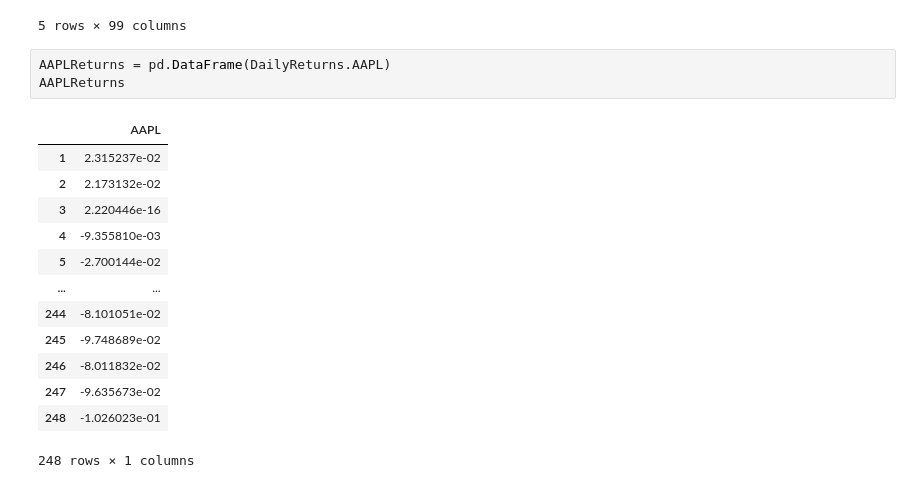
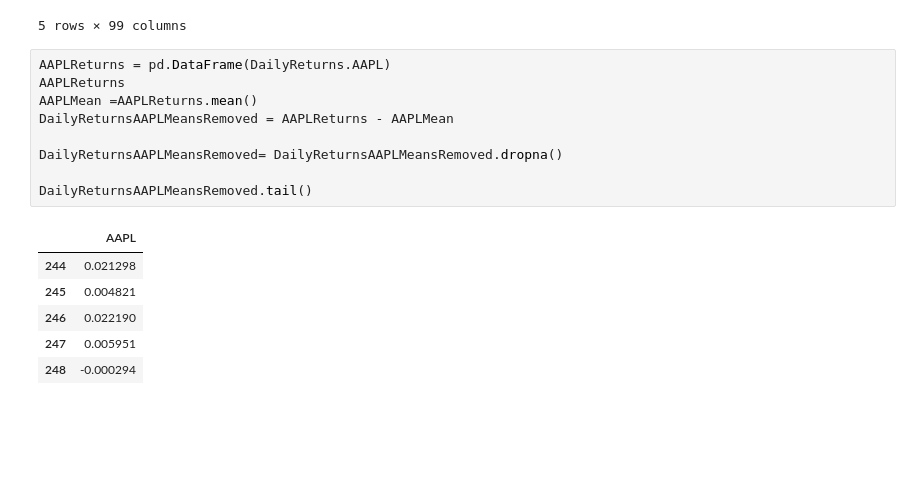
Before and after one commit to MEstrada21/FinTech-545-Spring2023, a Jupyter notebook: Week06/Project/HomeworkWeek06.ipynb, the cells around one changed output. Cells and saved outputs as stored; diff of their text form; blank space fills up the shorter version.

```diff
--- a/Week06/Project/HomeworkWeek06.ipynb
+++ b/Week06/Project/HomeworkWeek06.ipynb
@@ -352,17 +353,16 @@ DailyReturns.head()
 # %%
 AAPLReturns = pd.DataFrame(DailyReturns.AAPL)
 AAPLReturns
+AAPLMean =AAPLReturns.mean()
+DailyReturnsAAPLMeansRemoved = AAPLReturns - AAPLMean
+
+DailyReturnsAAPLMeansRemoved= DailyReturnsAAPLMeansRemoved.dropna()
+
+DailyReturnsAAPLMeansRemoved.tail()
 # %% [output]
 |  | AAPL |
-| 1 | 2.315237e-02 |
-| 2 | 2.173132e-02 |
-| 3 | 2.220446e-16 |
-| 4 | -9.355810e-03 |
-| 5 | -2.700144e-02 |
-| ... | ... |
-| 244 | -8.101051e-02 |
-| 245 | -9.748689e-02 |
-| 246 | -8.011832e-02 |
-| 247 | -9.635673e-02 |
-| 248 | -1.026023e-01 |
+| 244 | 0.021298 |
+| 245 | 0.004821 |
+| 246 | 0.022190 |
+| 247 | 0.005951 |
+| 248 | -0.000294 |
-248 rows × 1 columns
```
Also changed, not shown: parts of 8 cells of this notebook.
